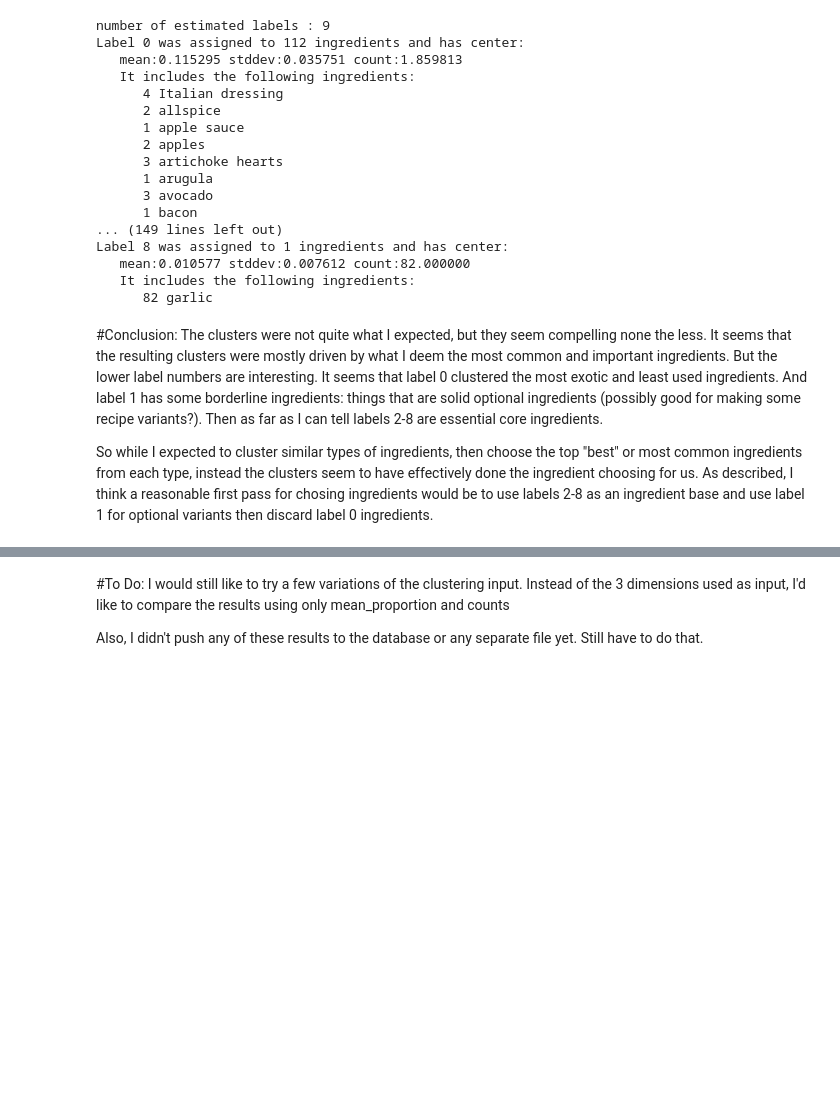
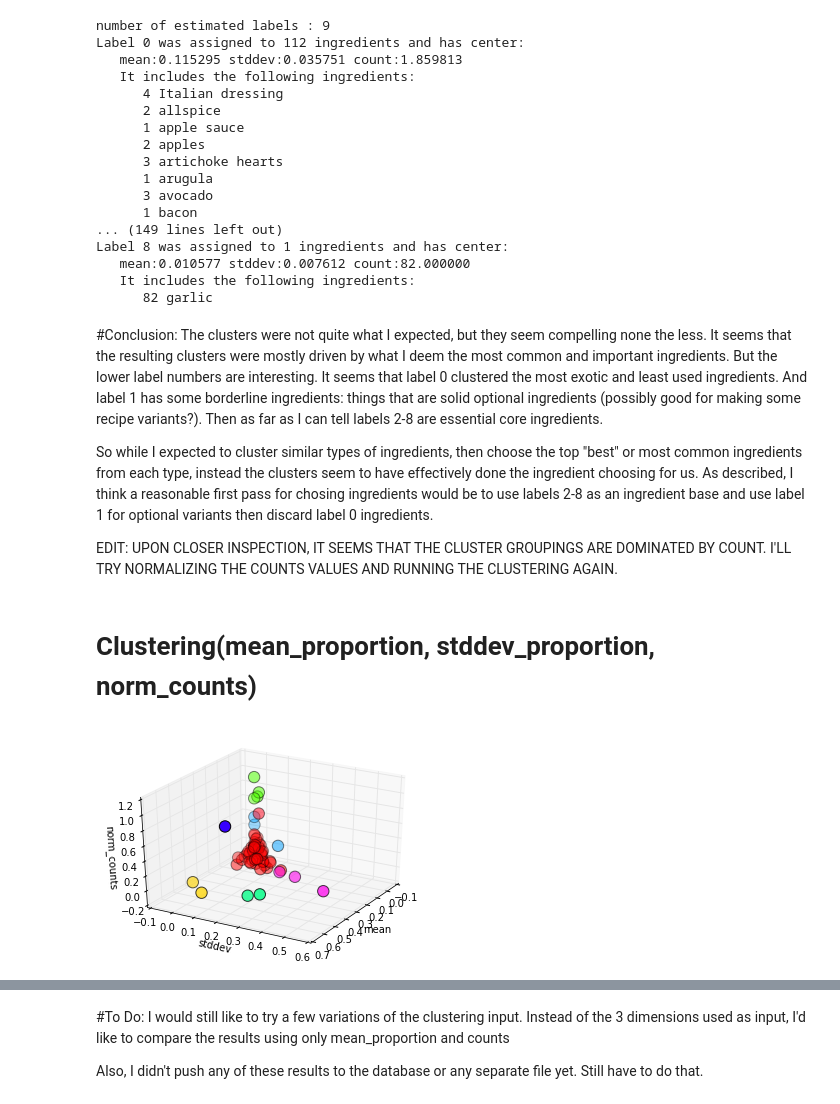
Before and after one commit to danjump/recipe_optimizer, a Jupyter notebook: ingredient_proportion_clustering.ipynb, the cells around one changed output, grey strips where cells are left out. Saved outputs shown, nothing was run; the diff lists cells and outputs as text; code cells hidden in the pictures; blank space fills up the shorter version.

Commit message:
expanded clustering work

```diff
--- a/ingredient_proportion_clustering.ipynb
+++ b/ingredient_proportion_clustering.ipynb
@@ -178,3 +180,42 @@ Label 8 was assigned to 1 ingredients and has center:
 The clusters were not quite what I expected, but they seem compelling none the less. It seems that the resulting clusters were mostly driven by what I deem the most common and important ingredients. But the lower label numbers are interesting. It seems that label 0 clustered the most exotic and least used ingredients. And label 1 has some borderline ingredients: things that are solid optional ingredients (possibly good for making some recipe variants?). Then as far as I can tell labels 2-8 are essential core ingredients.
 
 So while I expected to cluster similar types of ingredients, then choose the top "best" or most common ingredients from each type, instead the clusters seem to have effectively done the ingredient choosing for us. As described, I think a reasonable first pass for chosing ingredients would be to use labels 2-8 as an ingredient base and use label 1 for optional variants then discard label 0 ingredients.
+
+EDIT: UPON CLOSER INSPECTION, IT SEEMS THAT THE CLUSTER GROUPINGS ARE DOMINATED BY COUNT. I'LL TRY NORMALIZING THE COUNTS VALUES AND RUNNING THE CLUSTERING AGAIN.
+# %% [markdown]
+# Clustering(mean_proportion, stddev_proportion, norm_counts)
+# %%
+#create normalized counts column
+ingr_df['norm_counts'] = ingr_df['counts']/ingr_df['counts'].max()
+norm_counts = ingr_df['norm_counts'].as_matrix()
+# %%
+X_norm = ingr_df.as_matrix(['mean_proportion','stddev_proportion','norm_counts'])
+X_norm[np.invert(np.isfinite(X_norm))] = 0
+
+# automatically calculate bandwith for input to meanshift model
+bandwidth_norm = estimate_bandwidth(X_norm, quantile=0.2, n_samples=samples)
+
+# create and run model
+ms_norm = MeanShift(bandwidth=bandwidth_norm, bin_seeding=True)
+ms_norm.fit(X_norm)
+
+# get results
+labels_norm = ms_norm.labels_
+cluster_centers_norm = ms_norm.cluster_centers_
+
+labels_unique_norm = np.unique(labels_norm)
+n_clusters_norm_ = len(labels_unique_norm)
+# %%
+#plot 3d distribution again now with cluster labels shown in color
+
+def plot_3D(elev=30, azim=30):
+    ax = plt.subplot(projection='3d')
+    ax.scatter3D(mean, stddev, norm_counts, c=labels_norm,cmap='hsv', s=samples)
+    ax.view_init(elev=elev, azim=azim)
+    ax.set_xlabel('mean')
+    ax.set_ylabel('stddev')
+    ax.set_zlabel('norm_counts')
+
+interact(plot_3D, elev=[-90, 90], azip=(-180, 180));
+# %% [output]
+[figure, added]
```
Also changed, not shown: parts of 13 cells of this notebook.
